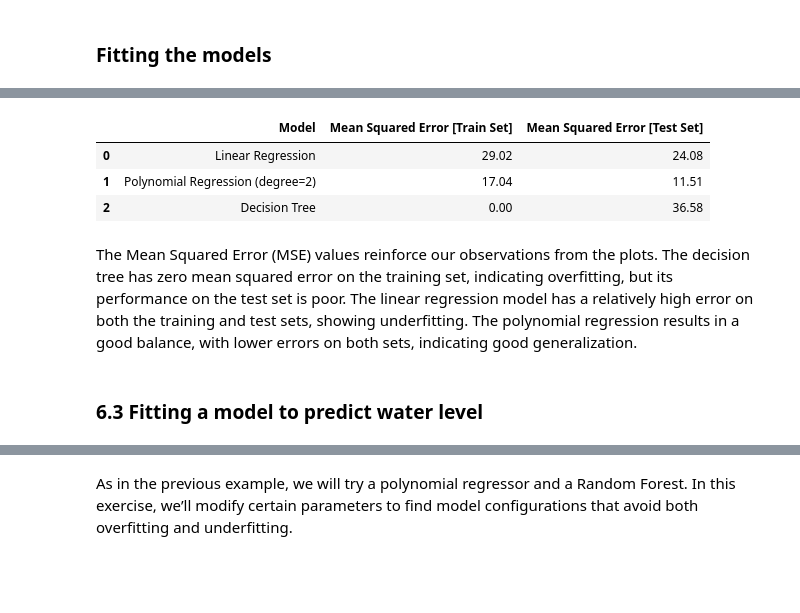
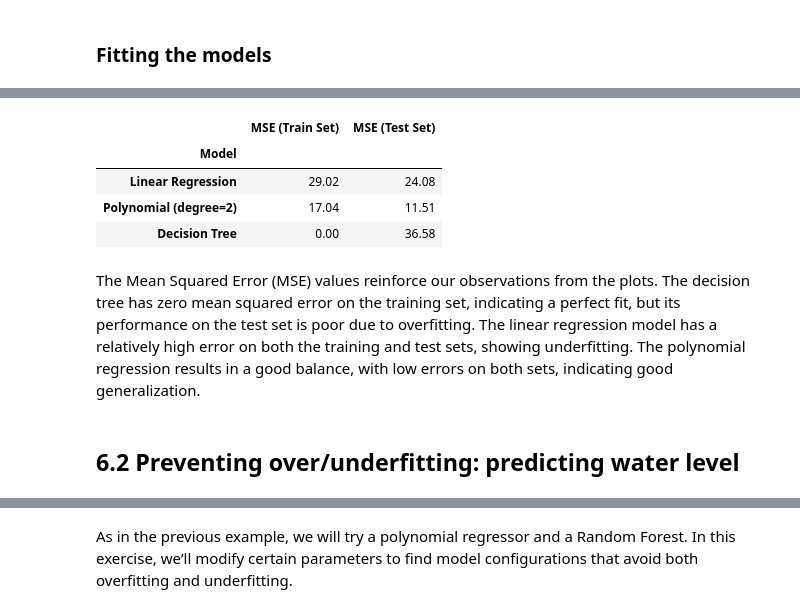
Before and after one commit to oriol-pomarol/codegeo_workshops, a Jupyter notebook: 6_underfitting_overfitting.ipynb, the cells around one changed output, grey strips where cells are left out. Drawn from its saved outputs; the diff is of its cells as text; code cells hidden in the pictures; blank space fills up the shorter version.

```diff
--- a/6_underfitting_overfitting.ipynb
+++ b/6_underfitting_overfitting.ipynb
@@ -95,7 +87,7 @@ from sklearn.tree import DecisionTreeRegressor
 from sklearn.preprocessing import PolynomialFeatures
 from sklearn.pipeline import make_pipeline
 
-## Training using Train Set
+## Fitting the models using the Train Set
 # Linear Regression Model
 lin_reg = LinearRegression()
 lin_reg.fit(X_train, y_train)
@@ -108,25 +100,25 @@ poly_reg.fit(X_train, y_train)
 tree_reg = DecisionTreeRegressor(max_depth=None)
 tree_reg.fit(X_train, y_train)
 
-## Fitting the models
+## Making predictions on Train and Test data
 
 ## Train data
 # Linear Regression Model
-y_pred_lin_train = lin_reg.predict(X_train_sorted)
+y_pred_lin_train = lin_reg.predict(X_train)
 
 # Polynomial Regression Model
-y_pred_poly_train = poly_reg.predict(X_train_sorted)
+y_pred_poly_train = poly_reg.predict(X_train)
 
 # Decision Tree Model
-y_pred_tree_train = tree_reg.predict(X_train_sorted)
+y_pred_tree_train = tree_reg.predict(X_train)
 
 ## Test data
 # Linear Regression Model
-y_pred_lin_test = lin_reg.predict(X_test_sorted)
+y_pred_lin_test = lin_reg.predict(X_test)
 
 # Polynomial Regression Model
-y_pred_poly_test = poly_reg.predict(X_test_sorted)
+y_pred_poly_test = poly_reg.predict(X_test)
 
 # Decision Tree Model
-y_pred_tree_test = tree_reg.predict(X_test_sorted)
+y_pred_tree_test = tree_reg.predict(X_test)
 # %% [markdown]
@@ -190,30 +185,34 @@ We can also seen this behavior if we evaluate the performance using a metric suc
 # %%
 from sklearn.metrics import mean_squared_error
-mse_lin = mean_squared_error(y_train_sorted, y_pred_lin_train)
-mse_poly = mean_squared_error(y_train_sorted, y_pred_poly_train)
-mse_tree = mean_squared_error(y_train_sorted, y_pred_tree_train)
+
+# Calculate the Mean Squared Error for the Train Set
+mse_lin_train = mean_squared_error(y_train, y_pred_lin_train)
+mse_poly_train = mean_squared_error(y_train, y_pred_poly_train)
+mse_tree_train = mean_squared_error(y_train, y_pred_tree_train)
+
+# Calculate the Mean Squared Error for the Test Set
+mse_lin_test = mean_squared_error(y_test, y_pred_lin_test)
+mse_poly_test = mean_squared_error(y_test, y_pred_poly_test)
+mse_tree_test = mean_squared_error(y_test, y_pred_tree_test)
 
 # DataFrame to display the results in a table format
 mse_table = pd.DataFrame({
-    'Model': ['Linear Regression', 'Polynomial Regression (degree=2)', 'Decision Tree'],
-    'Mean Squared Error [Train Set]': [mse_lin, mse_poly, mse_tree]
+    'Model': ['Linear Regression', 'Polynomial (degree=2)', 'Decision Tree'],
+    'MSE (Train Set)': [mse_lin_train, mse_poly_train, mse_tree_train],
+    'MSE (Test Set)': [mse_lin_test, mse_poly_test, mse_tree_test]
 })
 
-mse_lin_test = mean_squared_error(y_test_sorted, y_pred_lin_test)
-mse_poly_test = mean_squared_error(y_test_sorted, y_pred_poly_test)
-mse_tree_test = mean_squared_error(y_test_sorted, y_pred_tree_test)
-
-mse_table['Mean Squared Error [Test Set]'] = [mse_lin_test, mse_poly_test, mse_tree_test]
-mse_table.round(2)
+mse_table.set_index('Model').round(2)
 # %% [output]
-|  | Model | Mean Squared Error [Train Set] | Mean Squared Error [Test Set] |
-| 0 | Linear Regression | 29.02 | 24.08 |
-| 1 | Polynomial Regression (degree=2) | 17.04 | 11.51 |
-| 2 | Decision Tree | 0.00 | 36.58 |
+|  | MSE (Train Set) | MSE (Test Set) |
+| Model |  |  |
+| Linear Regression | 29.02 | 24.08 |
+| Polynomial (degree=2) | 17.04 | 11.51 |
+| Decision Tree | 0.00 | 36.58 |
 # %% [markdown]
-The Mean Squared Error (MSE) values reinforce our observations from the plots. The decision tree has zero mean squared error on the training set, indicating overfitting, but its performance on the test set is poor. The linear regression model has a relatively high error on both the training and test sets, showing underfitting. The polynomial regression results in a good balance, with lower errors on both sets, indicating good generalization.
+The Mean Squared Error (MSE) values reinforce our observations from the plots. The decision tree has zero mean squared error on the training set, indicating a perfect fit, but its performance on the test set is poor due to overfitting. The linear regression model has a relatively high error on both the training and test sets, showing underfitting. The polynomial regression results in a good balance, with low errors on both sets, indicating good generalization.
-# %% [markdown]
-### 6.3 Fitting a model to predict water level
+# %% [markdown]
+## 6.2 Preventing over/underfitting: predicting water level
 # %% [markdown]
 In the previous example, we knew the true underlying relationship, so it was easy to find a balance model. However, this is not the case with real-world problems. For the second part of the workshop, we are going to use a dataset that we have been using for previous workshops.
 
```
Also changed, not shown: parts of 65 cells of this notebook.
